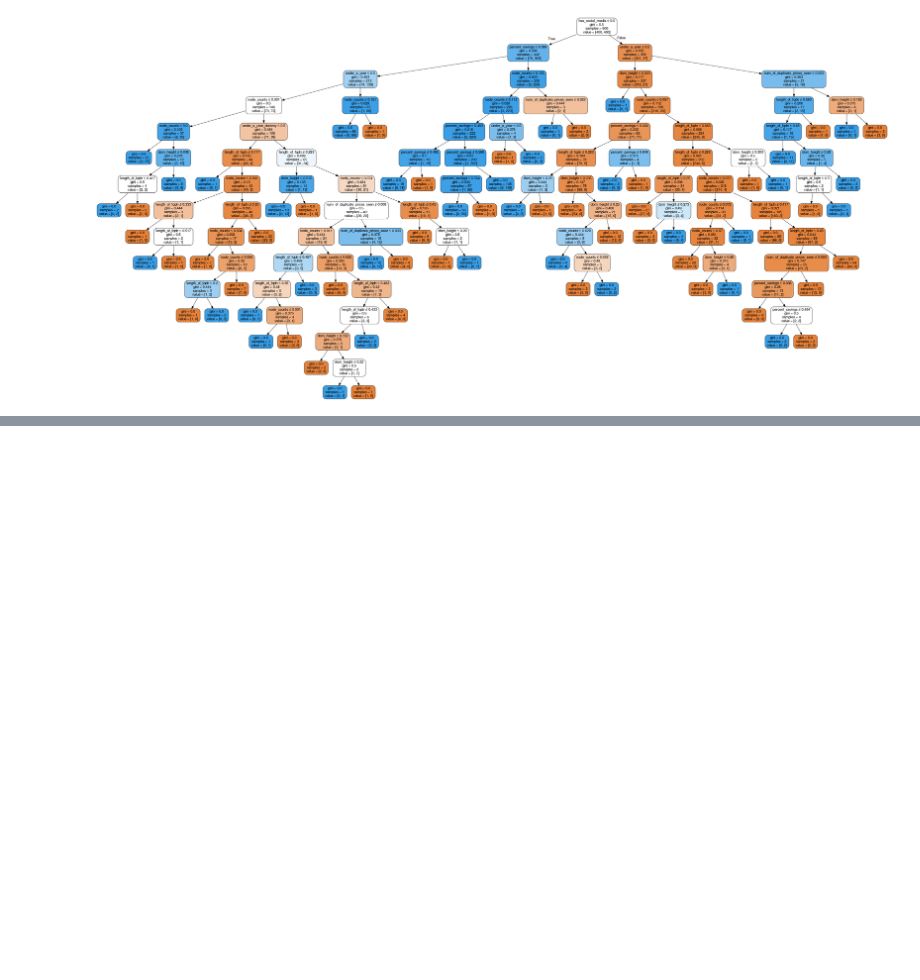
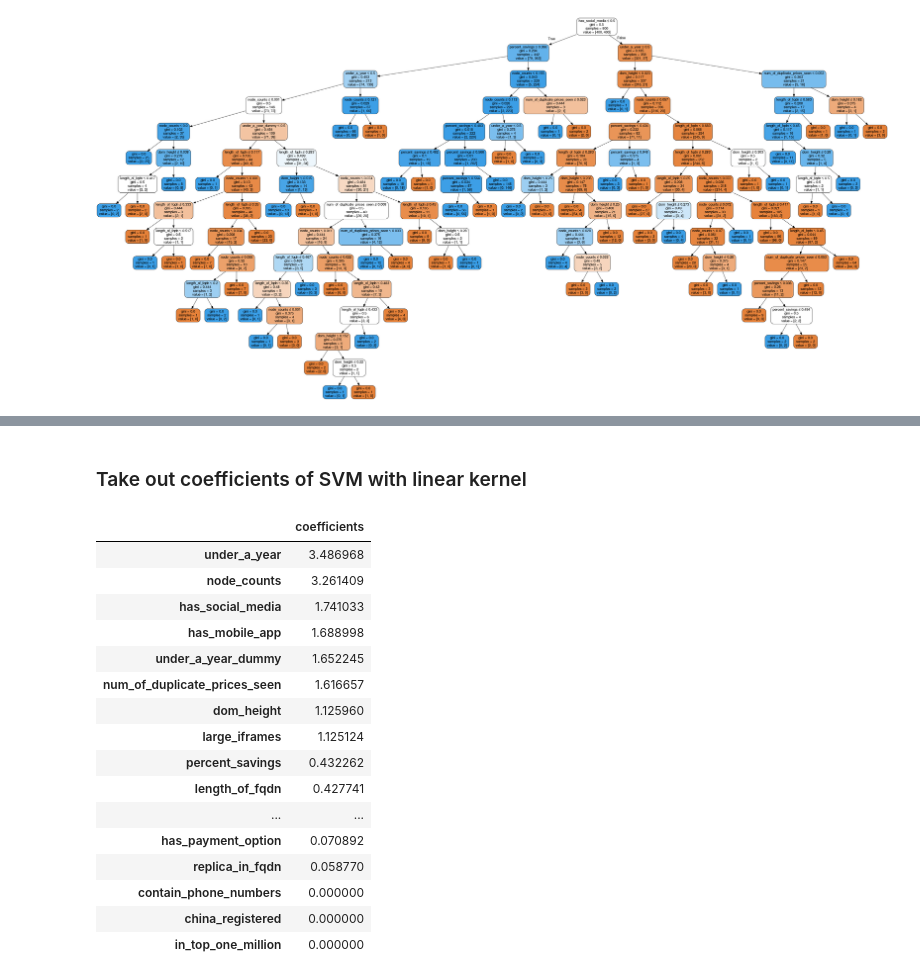
Before and after one commit to dannywu0820/Counterfeit_Website_Classification, a Jupyter notebook: main.ipynb, the cells around one changed output, grey strips where cells are left out. Drawn from its saved outputs; the diff is of its cells as text; code cells hidden in the pictures; blank space fills up the shorter version.

```diff
--- a/main.ipynb
+++ b/main.ipynb
@@ -1233,0 +1264,27 @@ Image(graph.create_png())
+# %% [markdown]
+### Take out coefficients of SVM with linear kernel
+# %%
+mySVM.kernel = 'linear'
+mySVM.fit(X=df_X, y=df_Y)
+#coef_ is only available when using a linear kernel
+svm_coefficients = pd.DataFrame(data=mySVM.coef_.T, columns=['coefficients'], index=df_X.columns)
+svm_absolute_coefficients = abs(svm_coefficients).sort_values(by=['coefficients'],ascending=False)
+svm_absolute_coefficients
+# %% [output]
+|  | coefficients |
+| under_a_year | 3.486968 |
+| node_counts | 3.261409 |
+| has_social_media | 1.741033 |
+| has_mobile_app | 1.688998 |
+| under_a_year_dummy | 1.652245 |
+| num_of_duplicate_prices_seen | 1.616657 |
+| dom_height | 1.125960 |
+| large_iframes | 1.125124 |
+| percent_savings | 0.432262 |
+| length_of_fqdn | 0.427741 |
+| ... | ... |
+| has_payment_option | 0.070892 |
+| replica_in_fqdn | 0.058770 |
+| contain_phone_numbers | 0.000000 |
+| china_registered | 0.000000 |
+| in_top_one_million | 0.000000 |
```
Also changed, not shown: parts of 8 cells of this notebook.
